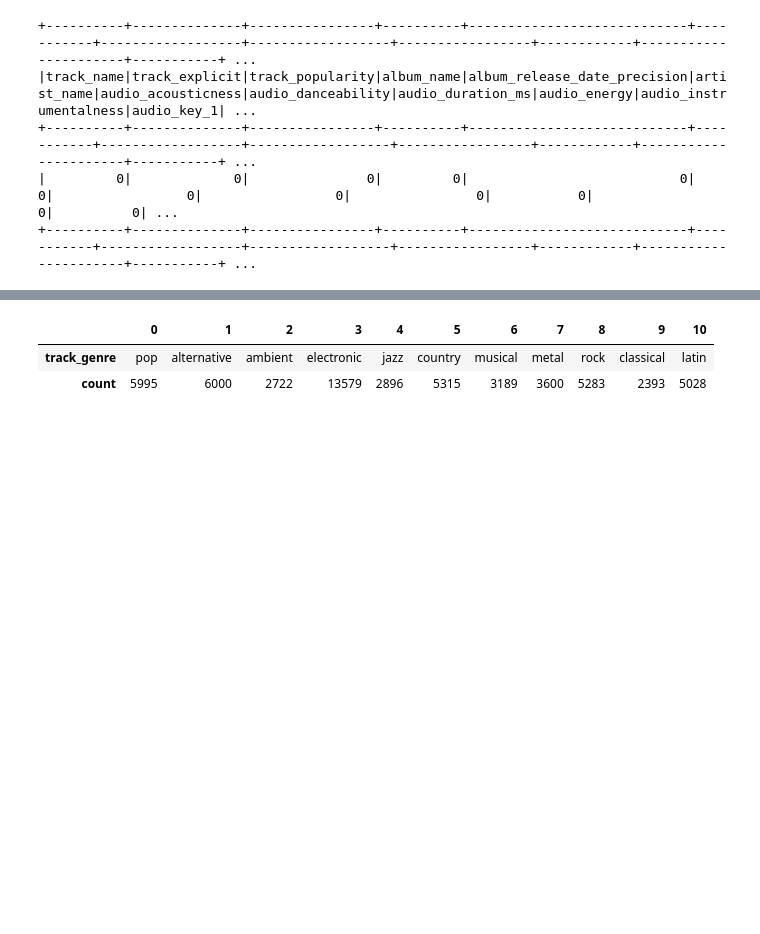
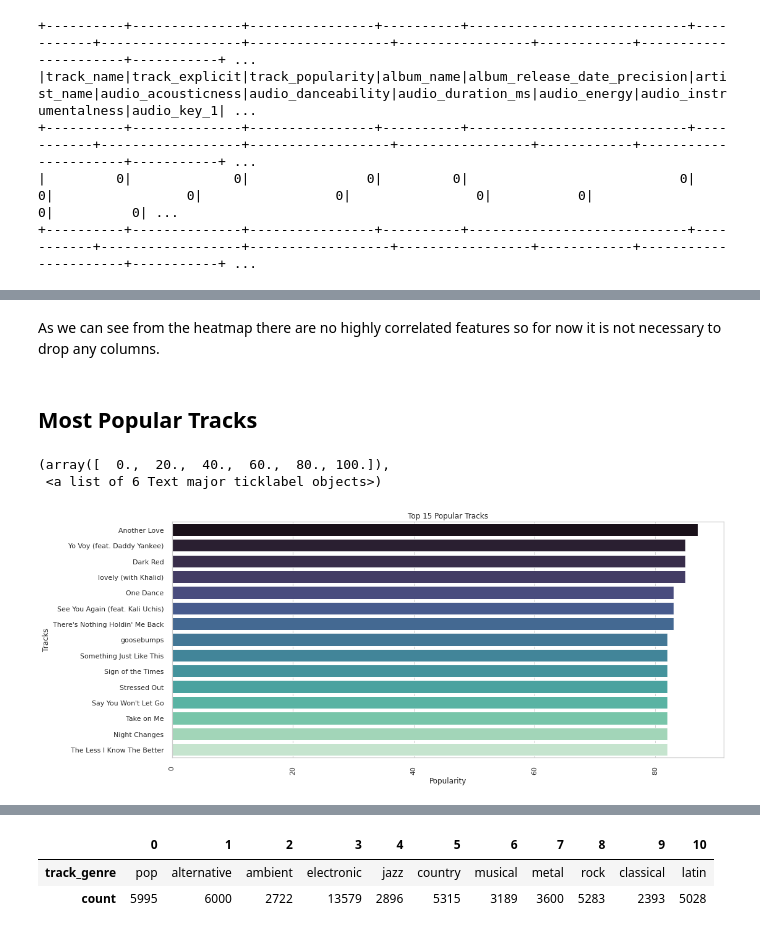
Before and after one commit to AndreaBe99/big-data-project, a Jupyter notebook: spotify_genre_popularity_model_pyspark.ipynb, the cells around one changed output, grey strips where cells are left out. Cells and saved outputs as stored; diff of their text form; code cells hidden in the pictures; blank space fills up the shorter version.

```diff
--- a/spotify_genre_popularity_model_pyspark.ipynb
+++ b/spotify_genre_popularity_model_pyspark.ipynb
@@ -366,0 +343,17 @@ spotify_tracks = spotify_tracks.dropna()
+# %% [markdown]
+As we can see from the heatmap there are no highly correlated features so for now it is not necessary to drop any columns.
+# %% [markdown]
+## Most Popular Tracks
+# %%
+#Most Popular Tracks
+fig, axis = plt.subplots(figsize = (16,7))
+popular = spotify_tracks_pd.groupby("track_name")['track_popularity'].mean().sort_values(ascending=False).head(15)
+axis = sns.barplot(popular,popular.index,palette="mako",orient = 'h')
+axis.set_title('Top 15 Popular Tracks')
+axis.set_ylabel('Tracks')
+axis.set_xlabel('Popularity')
+plt.xticks(rotation = 90)
+# %% [output]
+(array([  0.,  20.,  40.,  60.,  80., 100.]),
+ <a list of 6 Text major ticklabel objects>)
+[figure, added]
```
Also changed, not shown: parts of 127 cells of this notebook, 2 other files.
